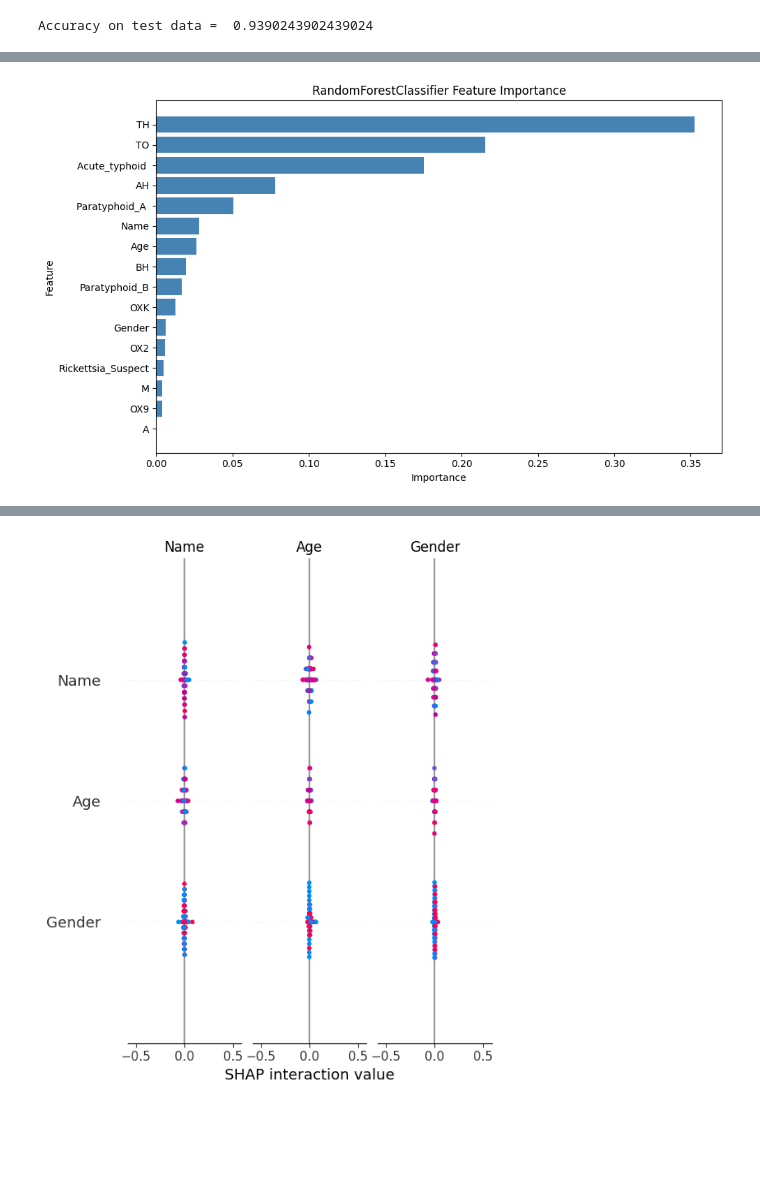
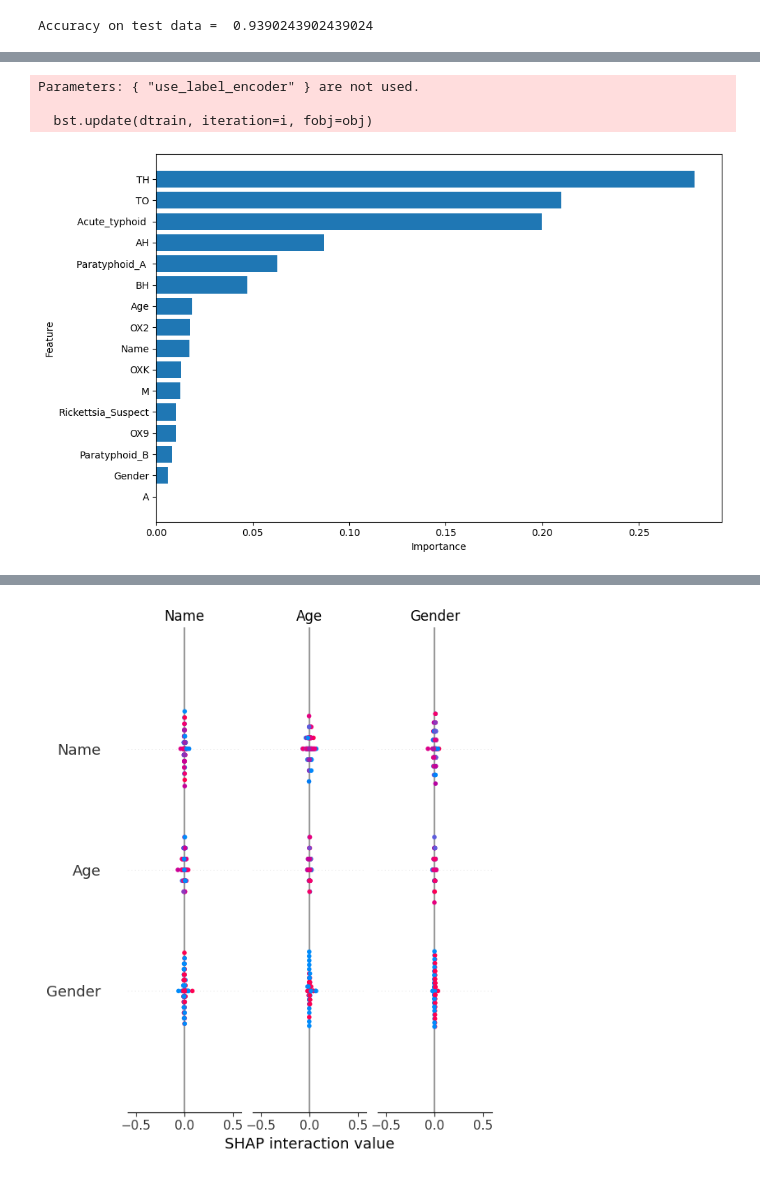
Before and after one commit to yasir9030/ML-Project, a Jupyter notebook: Typoid/notebook/typoid.ipynb, the cells around one changed output, grey strips where cells are left out. Drawn from its saved outputs; the diff is of its cells as text; code cells hidden in the pictures; blank space fills up the shorter version.

```diff
--- a/Typoid/notebook/typoid.ipynb
+++ b/Typoid/notebook/typoid.ipynb
@@ -479,7 +479,7 @@ from sklearn.linear_model import LogisticRegression
 
 rf = RandomForestClassifier(n_estimators=100, random_state=2)
 xgb = XGBClassifier(
-    n_estimators=100,
+    n_estimators=100
     learning_rate=0.05,
     max_depth=6,
     subsample=0.8,
@@ -749,11 +752,20 @@ print('Accuracy on test data = ', test_data_accuracy)
 # %% [output]
 Accuracy on test data =  0.9390243902439024
 # %%
-#random forest
+# Random Forest
 from sklearn.ensemble import RandomForestClassifier
-from sklearn.metrics import accuracy_score, confusion_matrix, classification_report
+from sklearn.metrics import accuracy_score
 
-model = RandomForestClassifier(n_estimators=100, random_state=42)
+model = RandomForestClassifier(
+    n_estimators=60,          # fewer trees
+    max_depth=6,              # limit tree depth
+    min_samples_split=15,     # harder splits
+    min_samples_leaf=8,       # larger leaves
+    max_features="sqrt",      # feature randomness
+    bootstrap=True,
+    random_state=42
+)
+
 model.fit(xtrain, ytrain)
 y_pred = model.predict(xtest)
 
@@ -796,43 +808,74 @@ plt.show()
 # %%
 import pandas as pd
 import matplotlib.pyplot as plt
+from sklearn.ensemble import RandomForestClassifier
+from xgboost import XGBClassifier
 
 # =========================
-# Get feature importance
+# Train Random Forest
 # =========================
-# Corrected: Use feature_importances_ attribute for RandomForestClassifier
-feature_importance = model.feature_importances_
-feature_names = xtest.columns
+rf = RandomForestClassifier(
+    n_estimators=100,
+    random_state=42
+)
+rf.fit(xtrain, ytrain)
 
-# Create DataFrame
+rf_importance = rf.feature_importances_
+
+# =========================
+# Train XGBoost
+# =========================
+xgb = XGBClassifier(
+    n_estimators=100,
+    max_depth=3,
+    learning_rate=0.05,
+    subsample=0.7,
+    colsample_bytree=0.7,
+    use_label_encoder=False,
+    eval_metric='mlogloss',
+    random_state=42
+)
+xgb.fit(xtrain, ytrain)
+
+xgb_importance = xgb.feature_importances_
+
+# =========================
+# Ensemble importance (average)
+# =========================
+ensemble_importance = (rf_importance + xgb_importance) / 2
+
+feature_names = xtrain.columns
+
 fi_df = pd.DataFrame({
     "Feature": feature_names,
-    "Importance": feature_importance
+    "RF Importance": rf_importance,
+    "XGB Importance": xgb_importance,
+    "Ensemble Importance": ensemble_importance
 })
 
-# Sort by importance
-fi_df = fi_df.sort_values(by="Importance", ascending=True)
+# Sort by ensemble importance
+fi_df = fi_df.sort_values(by="Ensemble Importance", ascending=True)
 
 # =========================
 # Plot
 # =========================
 plt.figure(figsize=(10, 6))
-
 plt.barh(
     fi_df["Feature"],
-    fi_df["Importance"],
-    color="steelblue"
+    fi_df["Ensemble Importance"]
 )
 
-# Corrected: Update title to reflect the model being used
-plt.title("RandomForestClassifier Feature Importance", fontsize=12)
+#plt.title("Ensemble Feature Importance (Random Forest + XGBoost)")
 plt.xlabel("Importance")
 plt.ylabel("Feature")
 
 plt.tight_layout()
 plt.show()
 # %% [output]
+Parameters: { "use_label_encoder" } are not used.
+
+  bst.update(dtrain, iteration=i, fobj=obj)
-[figure, old version]
+[figure, new version]
 # %%
 import pandas as pd
 import matplotlib.pyplot as plt
```
Also changed, not shown: parts of 21 cells of this notebook, 1 other file.
